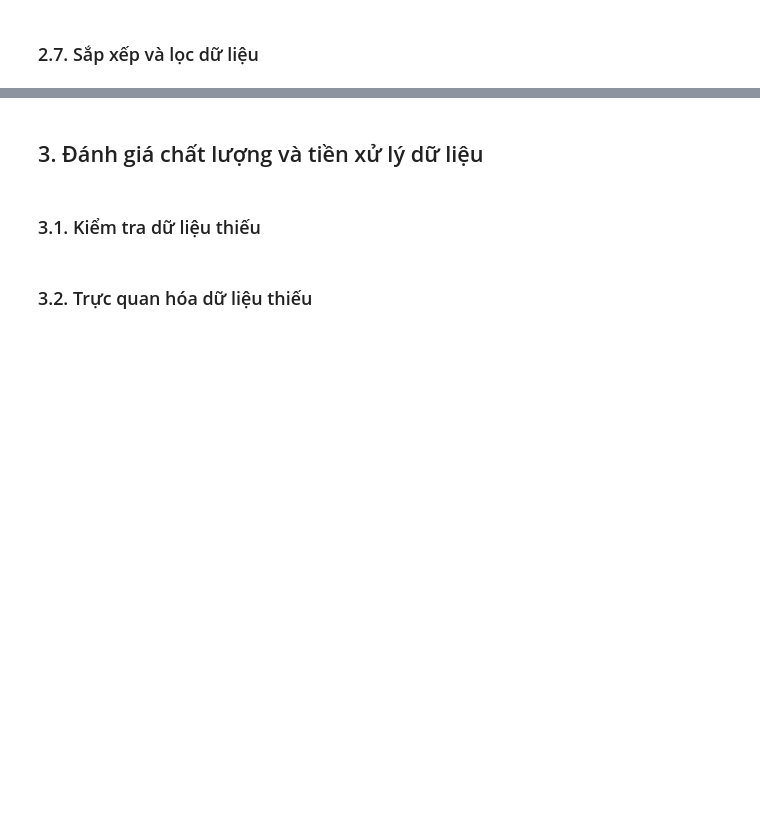
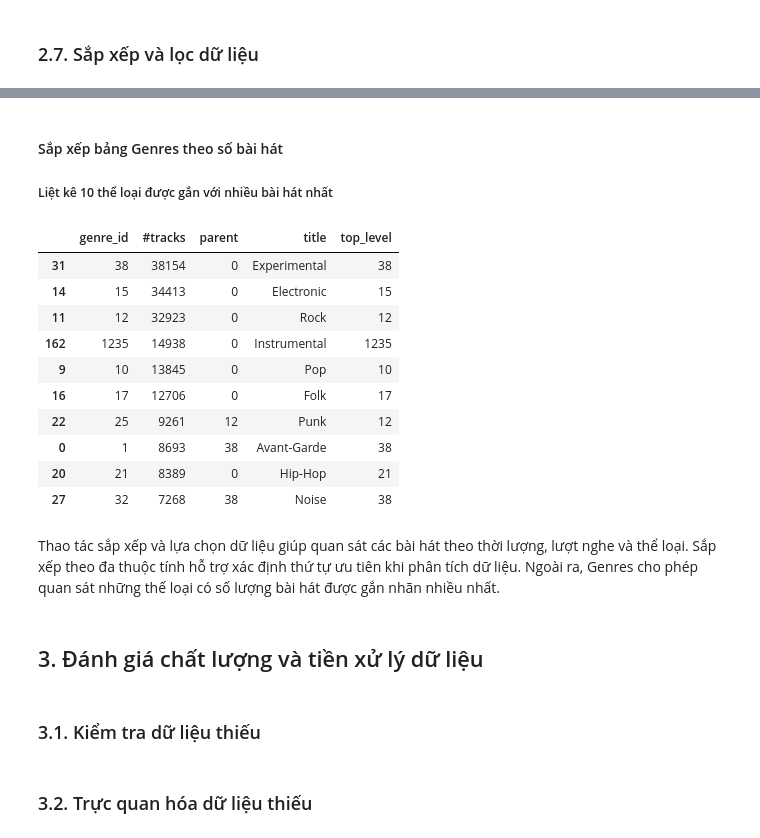
Before and after one commit to 1amBlake/fma-music-analysis-iuh, a Jupyter notebook: notebooks/fma_music_analysis.ipynb, the cells around one changed output, grey strips where cells are left out. Drawn from its saved outputs; the diff is of its cells as text; code cells hidden in the pictures; blank space fills up the shorter version.

```diff
--- a/notebooks/fma_music_analysis.ipynb
+++ b/notebooks/fma_music_analysis.ipynb
@@ -128,3 +578,28 @@ Mô tả cardinality:
+# %% [markdown]
+#### Sắp xếp bảng Genres theo số bài hát
+##### Liệt kê 10 thể loại được gắn với nhiều bài hát nhất
+# %%
+
+genres_sorted = genres.sort_values(
+    by="#tracks",
+    ascending=False
+)
+
+display(genres_sorted.head(10))
+# %% [output]
+|  | genre_id | #tracks | parent | title | top_level |
+| 31 | 38 | 38154 | 0 | Experimental | 38 |
+| 14 | 15 | 34413 | 0 | Electronic | 15 |
+| 11 | 12 | 32923 | 0 | Rock | 12 |
+| 162 | 1235 | 14938 | 0 | Instrumental | 1235 |
+| 9 | 10 | 13845 | 0 | Pop | 10 |
+| 16 | 17 | 12706 | 0 | Folk | 17 |
+| 22 | 25 | 9261 | 12 | Punk | 12 |
+| 0 | 1 | 8693 | 38 | Avant-Garde | 38 |
+| 20 | 21 | 8389 | 0 | Hip-Hop | 21 |
+| 27 | 32 | 7268 | 38 | Noise | 38 |
+# %% [markdown]
+Thao tác sắp xếp và lựa chọn dữ liệu giúp quan sát các bài hát theo thời lượng, lượt nghe và thể loại. Sắp xếp theo đa thuộc tính hỗ trợ xác định thứ tự ưu tiên khi phân tích dữ liệu. Ngoài ra, Genres cho phép quan sát những thế loại có số lượng bài hát được gắn nhãn nhiều nhất.
 # %% [markdown]
 ## 3. Đánh giá chất lượng và tiền xử lý dữ liệu
 # %% [markdown]
```
Also changed, not shown: parts of 36 cells of this notebook.
